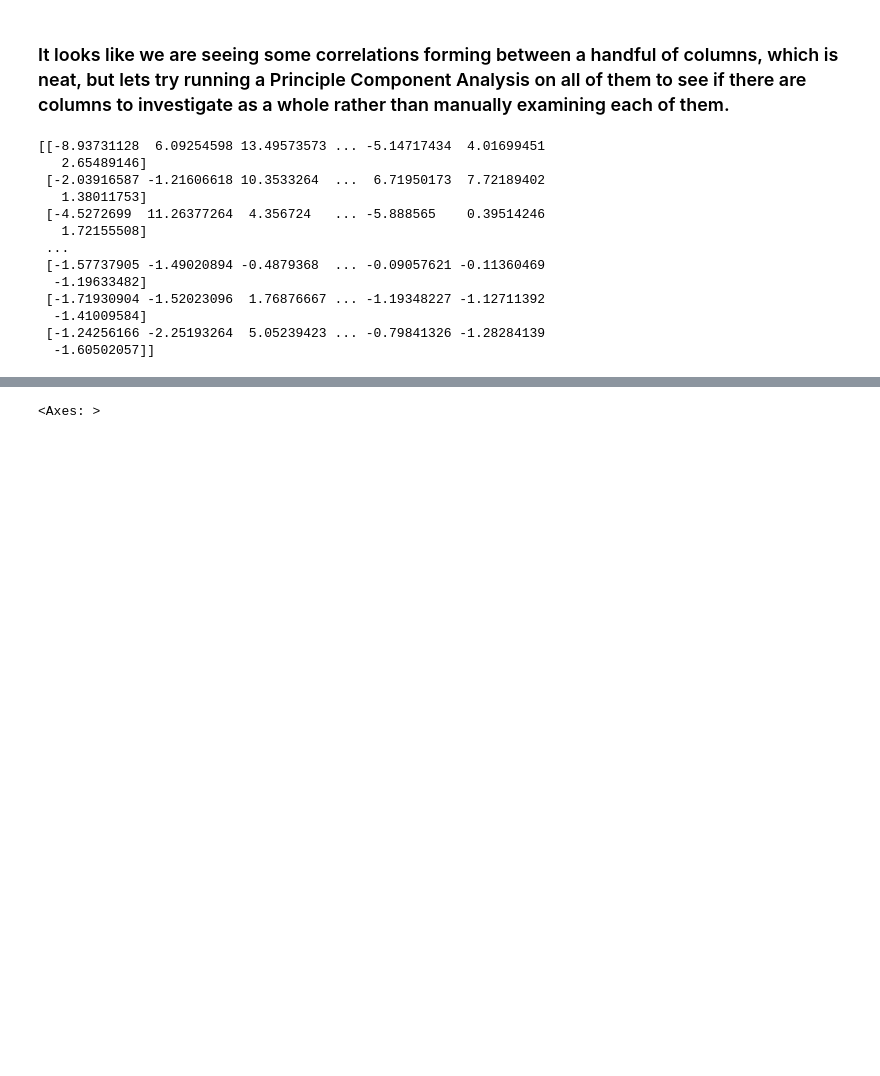
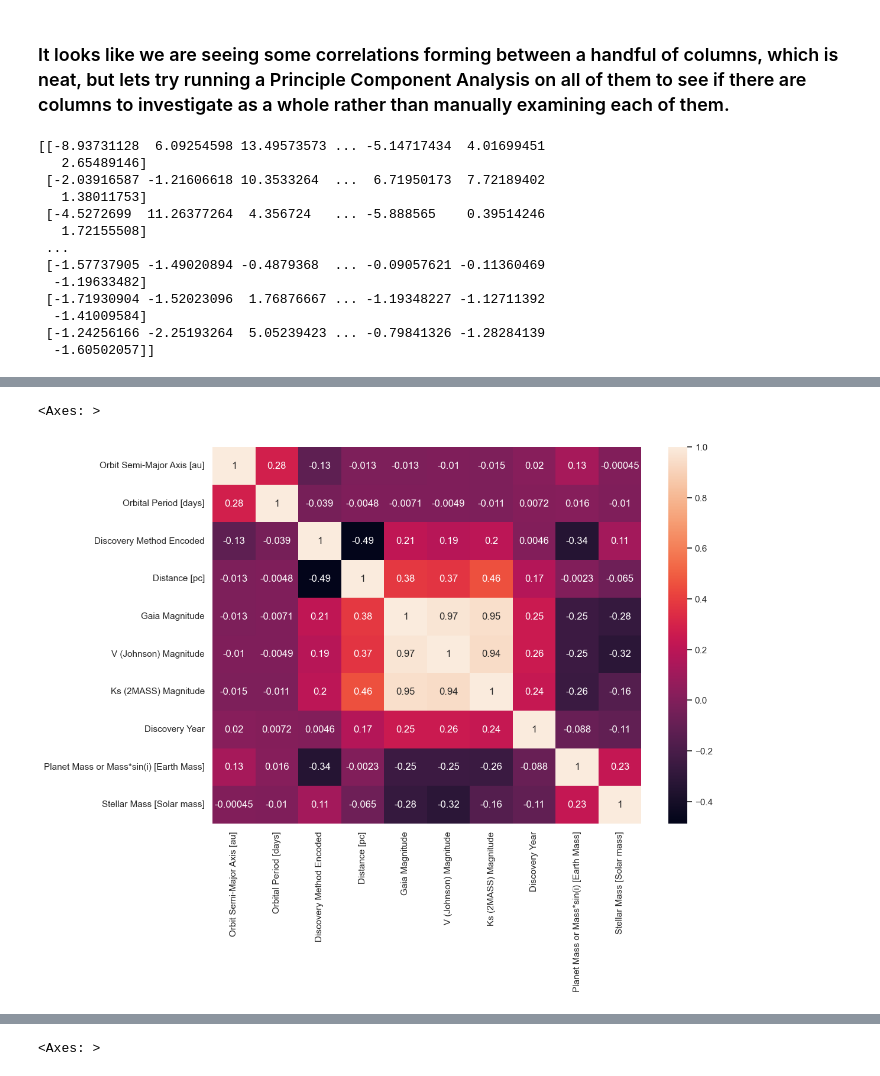
Before and after one commit to joshstantoncodes/Exoplanet-Exploration-Through-Data-Mining, a Jupyter notebook: exoplanetMining.ipynb, the cells around one changed output, grey strips where cells are left out. Cells and saved outputs as stored; diff of their text form; code cells hidden in the pictures; blank space fills up the shorter version.

```diff
--- a/exoplanetMining.ipynb
+++ b/exoplanetMining.ipynb
@@ -612,0 +636,5 @@ pc3_k_two = k_two[pc3]
+# %%
+sns.heatmap(pc2_exo.corr(method='pearson', numeric_only=True),annot=True)
+# %% [output]
+<Axes: >
+[figure, added]
```
Also changed, not shown: parts of 6 cells of this notebook.
